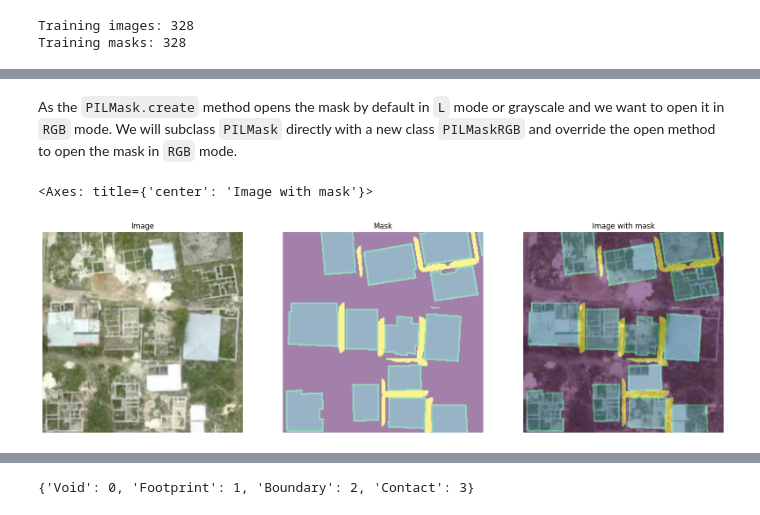
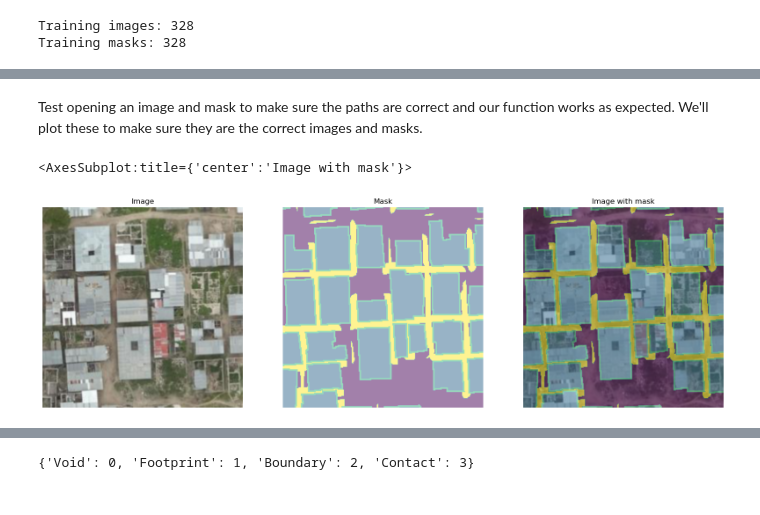
Before and after one commit to imharrisonking/rooftop-segmentation, a Jupyter notebook: training.ipynb, the cells around one changed output, grey strips where cells are left out. Saved outputs shown, nothing was run; the diff lists cells and outputs as text; code cells hidden in the pictures.

```diff
--- a/training.ipynb
+++ b/training.ipynb
@@ -250,23 +263,23 @@ Example mask:  data/masks/s256_z19/train/319381_270510_19_mask.png
-# %% [markdown]
-As the `PILMask.create` method opens the mask by default in `L` mode or grayscale and we want to open it in `RGB` mode. We will subclass `PILMask` directly with a new class `PILMaskRGB` and override the open method to open the mask in `RGB` mode.
+# %% [markdown]
+Test opening an image and mask to make sure the paths are correct and our function works as expected. We'll plot these to make sure they are the correct images and masks.
 # %%
 # Test opening an image and its mask
-image_filename = file_names[7]
+image_filename = file_names[10]
 image = PILImage.create(image_filename)
 
 mask = mask = PILMask.create(get_image_mask(image_filename))
 
 # Show the image and mask side by side and overlay the mask on the image
 fig, ax = plt.subplots(1, 3, figsize=(20, 20))
 ax[0].set_title('Image')
 image.show(ax=ax[0])
 
 ax[1].set_title('Mask')
 mask.show(ax=ax[1], cmap='viridis')
 
 ax[2].set_title('Image with mask')
 image.show(ax=ax[2])
 mask.show(ax=ax[2], cmap='viridis', alpha=0.5)
 # %% [output]
-<Axes: title={'center': 'Image with mask'}>
+<AxesSubplot:title={'center':'Image with mask'}>
-[figure, old version]
+[figure, new version]
```
Also changed, not shown: parts of 44 cells of this notebook.
